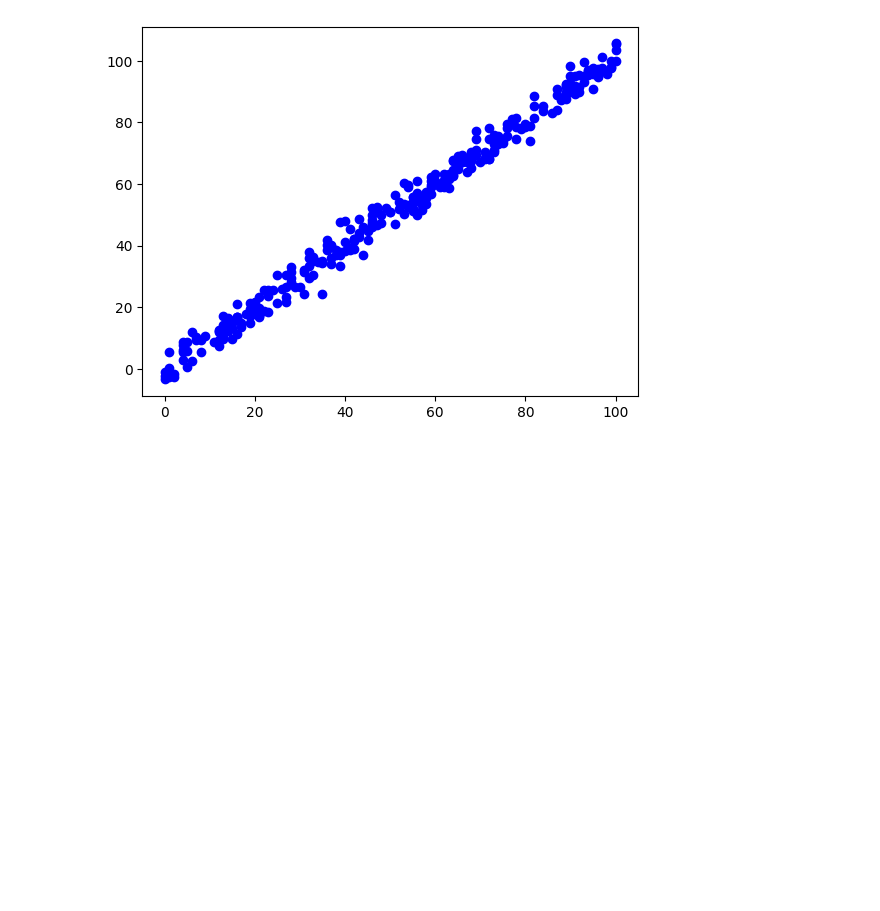
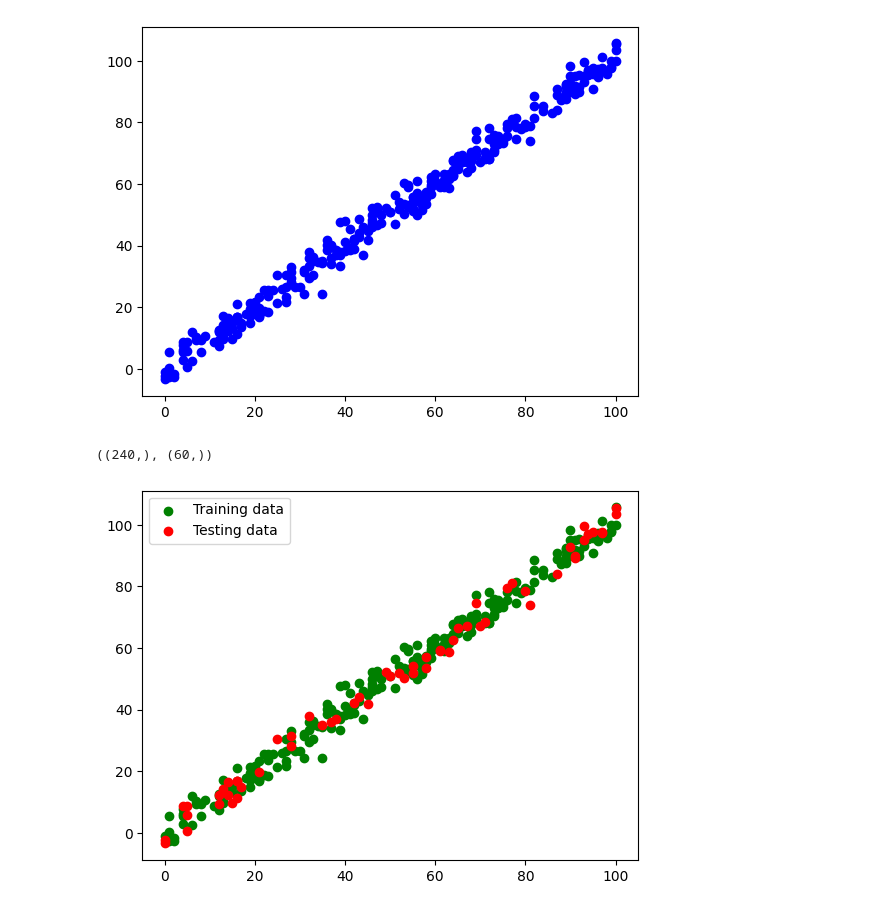
Before and after one commit to HirunaD/TensorFlow, a Jupyter notebook: 3_Regression_with_TensorFlow.ipynb, the cells around one changed output. Cells and saved outputs as stored; diff of their text form; code cells hidden in the pictures; blank space fills up the shorter version.

```diff
--- a/3_Regression_with_TensorFlow.ipynb
+++ b/3_Regression_with_TensorFlow.ipynb
@@ -100,3 +168,16 @@ plt.show()
 # split data for training and testing
 from sklearn.model_selection import train_test_split
 X_train, X_test, y_train, y_test = train_test_split(X, y, test_size=0.2, random_state=42)
+# %%
+# shape of training and testing dataset
+X_train.shape, X_test.shape
+# %% [output]
+((240,), (60,))
+# %%
+# visualizing training and testing dataset
+plt.scatter(X_train, y_train, c='g', label='Training data') # show "Training data" in green
+plt.scatter(X_test, y_test, c='r', label='Testing data') # show "Testing data" in red
+plt.legend() # include legend
+plt.show()
+# %% [output]
+[figure, added]
```
Also changed, not shown: parts of 15 cells of this notebook.
